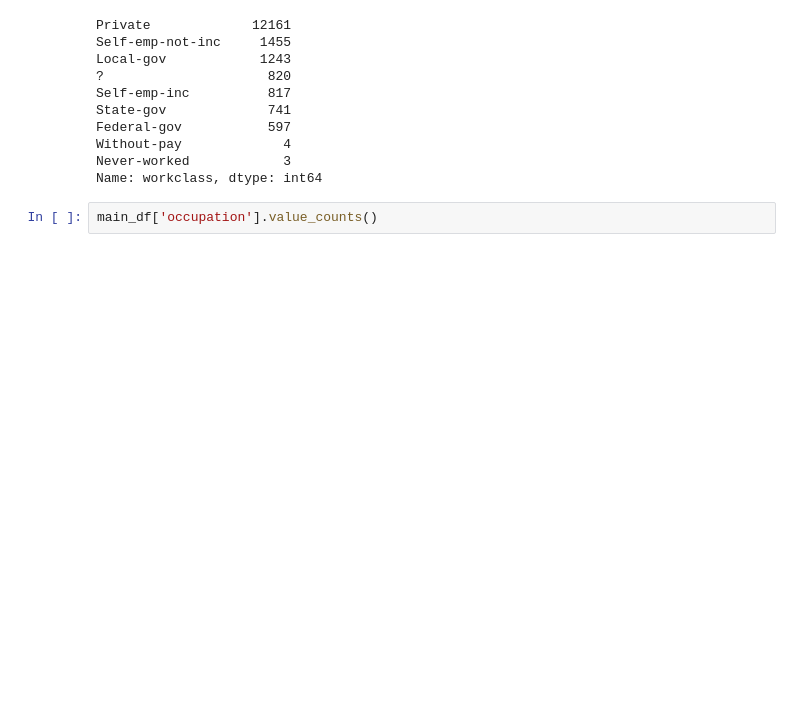
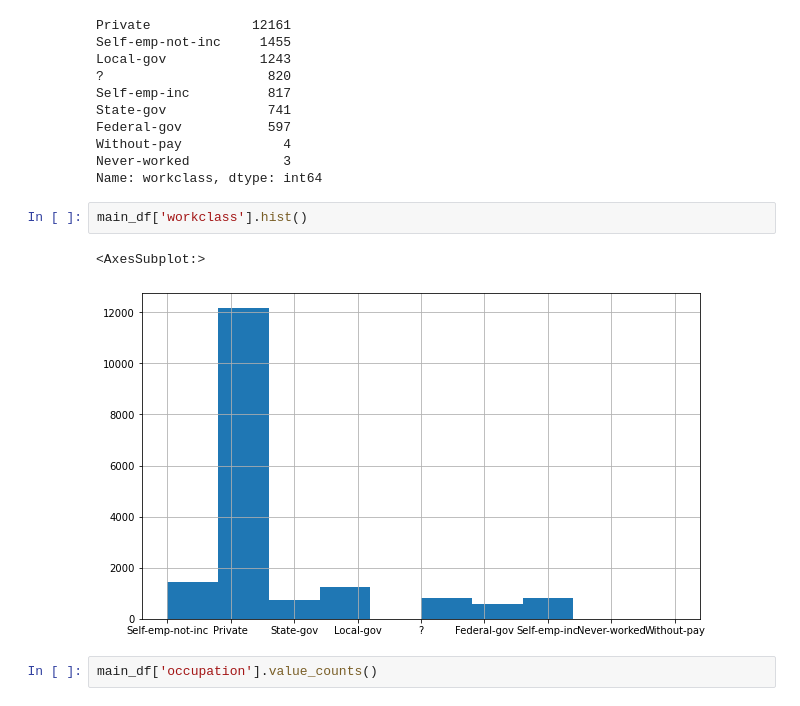
Before and after one commit to prudhvinag06/ML-from-scratch, a Jupyter notebook: logisticRegression.ipynb, the cells around one changed output. Cells and saved outputs as stored; diff of their text form; blank space fills up the shorter version.

```diff
--- a/logisticRegression.ipynb
+++ b/logisticRegression.ipynb
@@ -133,6 +130,11 @@ Federal-gov           597
 Without-pay             4
 Never-worked            3
 Name: workclass, dtype: int64
+# %%
+main_df['workclass'].hist()
+# %% [output]
+<AxesSubplot:>
+[figure, added]
 # %%
 main_df['occupation'].value_counts()
 # %% [output]
```
Also changed, not shown: parts of 61 cells of this notebook.
